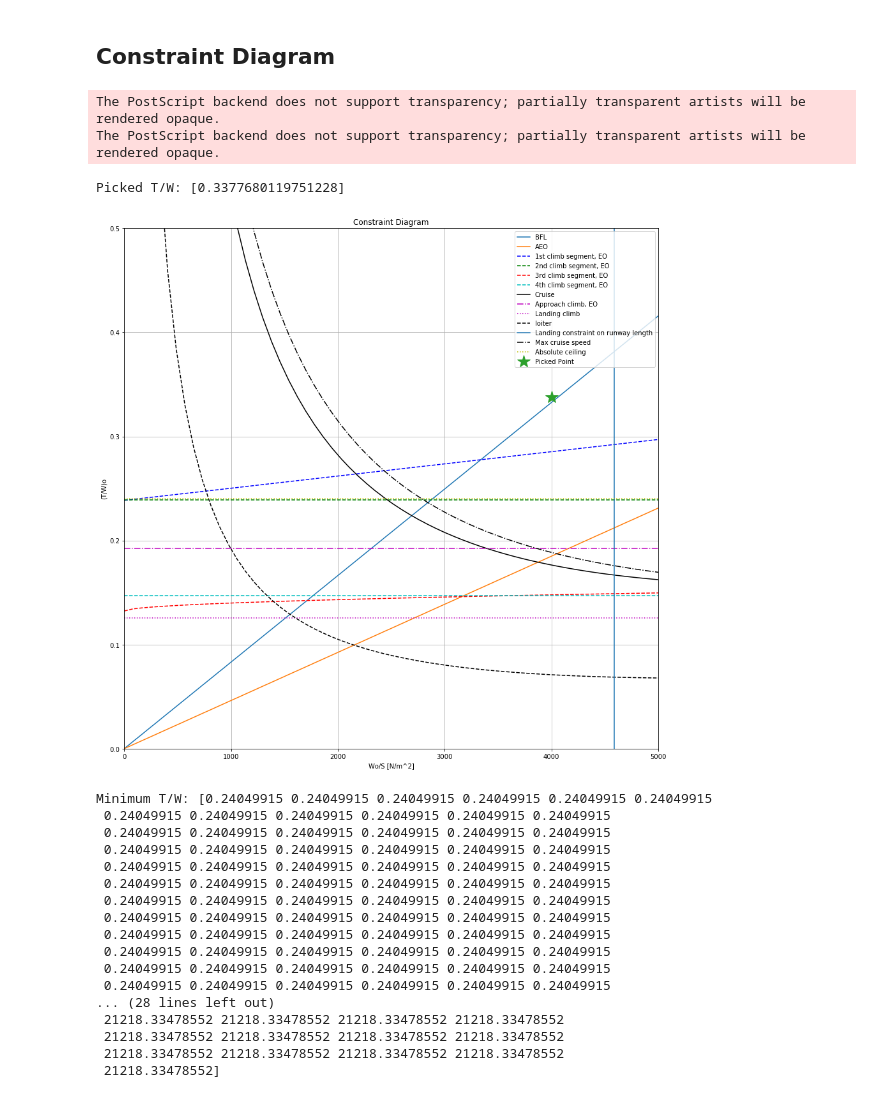
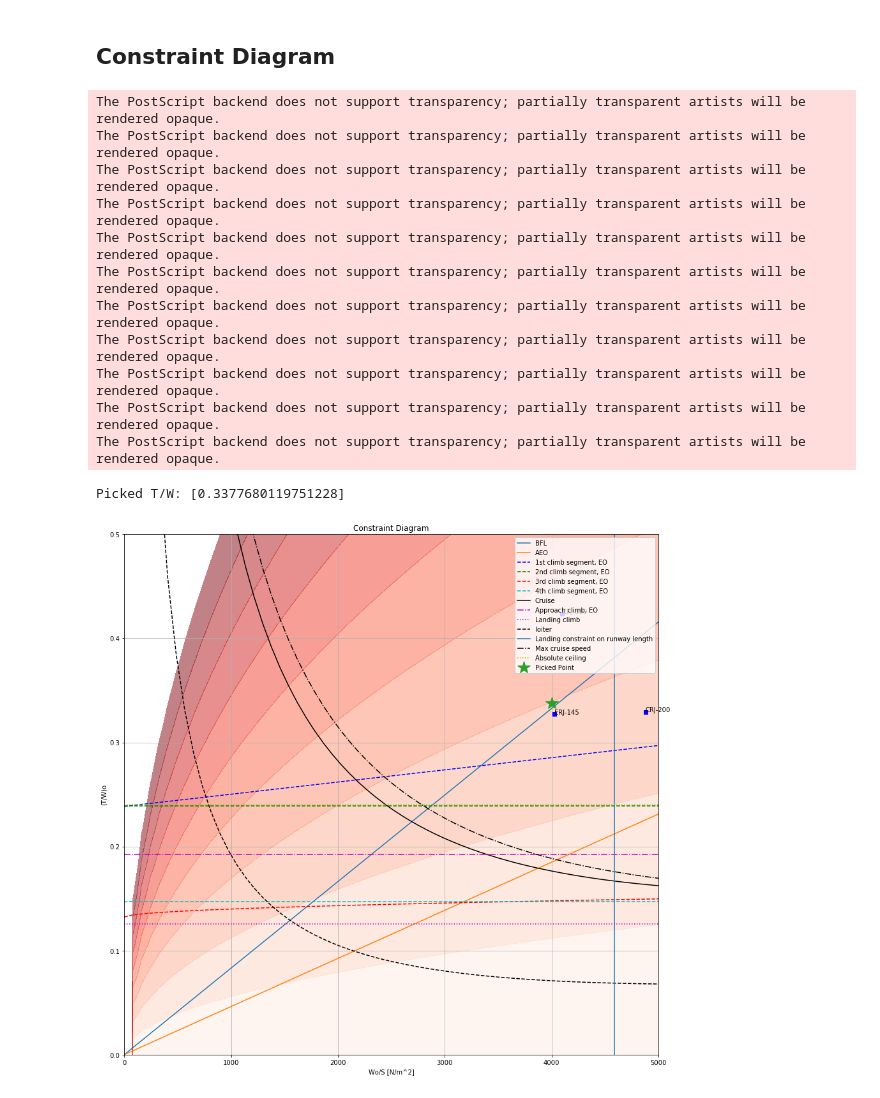
Before and after one commit to dev10110/AVD_Initial_Sizing, a Jupyter notebook: Constraints_diagram.ipynb, the cells around one changed output. Saved outputs shown, nothing was run; the diff lists cells and outputs as text; code cells hidden in the pictures.

Commit message:
added fuel contours and other aircrafts to constraint diagram

```diff
--- a/Constraints_diagram.ipynb
+++ b/Constraints_diagram.ipynb
@@ -494,3 +494,7 @@ Vinf during loiter: 124.279 [m/s] or 241.578 [knots]
 # %%
 # other aircrafts design points
 # >> plot other aircraft's design points for reference
+
+aircrafts=['ERJ-145', 'CRJ-550','CRJ-200']
+TW_others = [0.3274215818,0.4238795116,0.3293881286]
+WS_others = [4023.288394, 4096.786615,4877.811996]
@@ -496,0 +527,6 @@ Vinf during loiter: 124.279 [m/s] or 241.578 [knots]
+# %%
+WS_mesh, TW_mesh = np.meshgrid(np.linspace(0,8000, 100), np.logspace(-8,-0.1,100))
+# the 1/10 factor is a estimate but plugging in all the parameter
+fuel_consumption = 1-np.exp(-(1/10)*TW_mesh/np.sqrt(WS_mesh/4000))
+plt.contourf(WS_mesh, TW_mesh, fuel_consumption,levels=np.linspace(0,0.1, 10),cmap='Reds',alpha=1)
+plt.colorbar()
@@ -546,55 +585,50 @@ plt.plot(WSo, TW_absceil, 'y:', label="Absolute ceiling")
 # DESIGN POINT - plot picked point:
 Ttakeoff = 29.8*1000      # take-off thrust per engine - Lycoming ALF502 R-3 [N]
 Thrustpoint = 2*Ttakeoff
 Wtakeoff = 17987*9.81   # max. take-off weight [N]
 
 WSo_picked = [4000]
 TW_picked = [Thrustpoint/Wtakeoff]
 #TW_picked =
 print(f'Picked T/W: {TW_picked}')
 
 plt.plot(WSo_picked, TW_picked, '*', label='Picked Point', markersize=20)
 
+# plot others
+
+plt.plot(WS_others, TW_others, 'bs')
+for i in range(len(aircrafts)):
+    plt.text(WS_others[i], TW_others[i], aircrafts[i])
+
+# plot fuel consumption contours
+
+plt.contourf(WS_mesh, TW_mesh, fuel_consumption,levels=np.linspace(0,0.1, 10),cmap='Reds',alpha=0.5, label='Fuel Fraction')
+
 
 # PLOT SETTINGS
 ax = plt.gca()
 ax.set(xlim=(0, 5000), ylim=(0, 0.5))
 plt.xlabel('Wo/S [N/m^2]')
 plt.ylabel('(T/W)o')
 plt.title('Constraint Diagram')
 plt.legend(loc='upper right')
 plt.grid()
 
 # save constraint diagram as .eps file
 plt.savefig('constraint_diagram.eps', format='eps') # save as eps
 
 plt.show()
-
-
-#ENGINE SELECTION
-print(f'Minimum T/W: {TW_absceil}')
-print(f'Takeoff weight: {Wtakeoff} N')
-minThrust = (TW_absceil * Wtakeoff)/2   # per engine
-print(minThrust)
 # %% [output]
 The PostScript backend does not support transparency; partially transparent artists will be rendered opaque.
 The PostScript backend does not support transparency; partially transparent artists will be rendered opaque.
+The PostScript backend does not support transparency; partially transparent artists will be rendered opaque.
+The PostScript backend does not support transparency; partially transparent artists will be rendered opaque.
+The PostScript backend does not support transparency; partially transparent artists will be rendered opaque.
+The PostScript backend does not support transparency; partially transparent artists will be rendered opaque.
+The PostScript backend does not support transparency; partially transparent artists will be rendered opaque.
+The PostScript backend does not support transparency; partially transparent artists will be rendered opaque.
+The PostScript backend does not support transparency; partially transparent artists will be rendered opaque.
+The PostScript backend does not support transparency; partially transparent artists will be rendered opaque.
+The PostScript backend does not support transparency; partially transparent artists will be rendered opaque.
 Picked T/W: [0.3377680119751228]
-[figure, old version]
+[figure, new version]
-Minimum T/W: [0.24049915 0.24049915 0.24049915 0.24049915 0.24049915 0.24049915
- 0.24049915 0.24049915 0.24049915 0.24049915 0.24049915 0.24049915
- 0.24049915 0.24049915 0.24049915 0.24049915 0.24049915 0.24049915
- 0.24049915 0.24049915 0.24049915 0.24049915 0.24049915 0.24049915
- 0.24049915 0.24049915 0.24049915 0.24049915 0.24049915 0.24049915
- 0.24049915 0.24049915 0.24049915 0.24049915 0.24049915 0.24049915
- 0.24049915 0.24049915 0.24049915 0.24049915 0.24049915 0.24049915
- 0.24049915 0.24049915 0.24049915 0.24049915 0.24049915 0.24049915
- 0.24049915 0.24049915 0.24049915 0.24049915 0.24049915 0.24049915
- 0.24049915 0.24049915 0.24049915 0.24049915 0.24049915 0.24049915
- 0.24049915 0.24049915 0.24049915 0.24049915 0.24049915 0.24049915
- 0.24049915 0.24049915 0.24049915 0.24049915 0.24049915 0.24049915
-... (28 lines left out)
- 21218.33478552 21218.33478552 21218.33478552 21218.33478552
- 21218.33478552 21218.33478552 21218.33478552 21218.33478552
- 21218.33478552 21218.33478552 21218.33478552 21218.33478552
- 21218.33478552]
```
Also changed, not shown: parts of 11 cells of this notebook, 1 other file.
